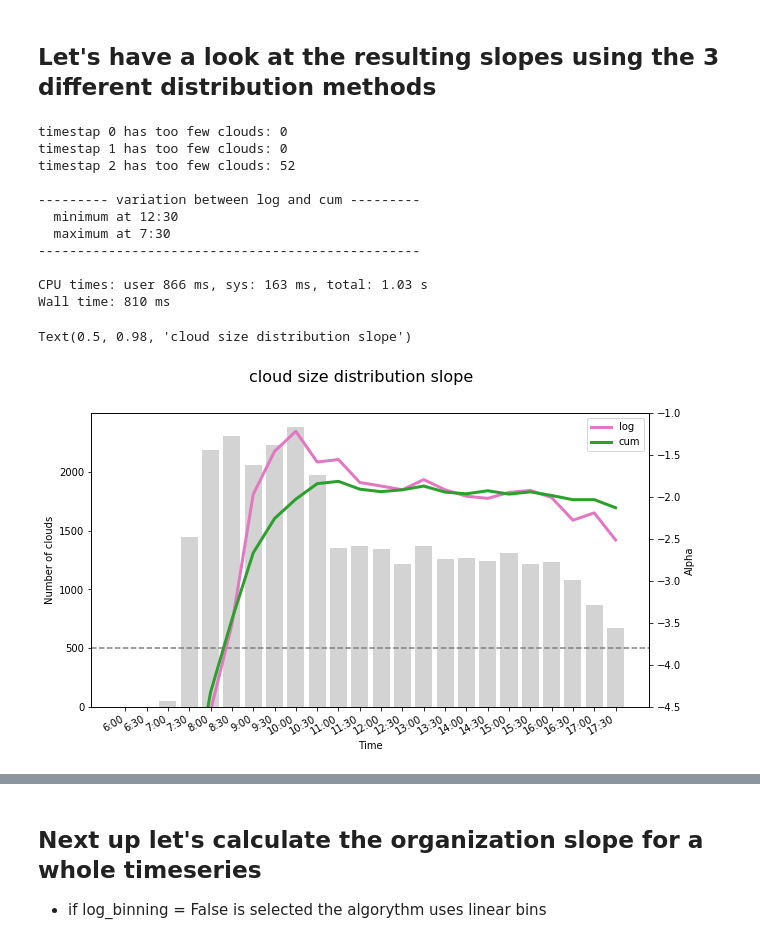
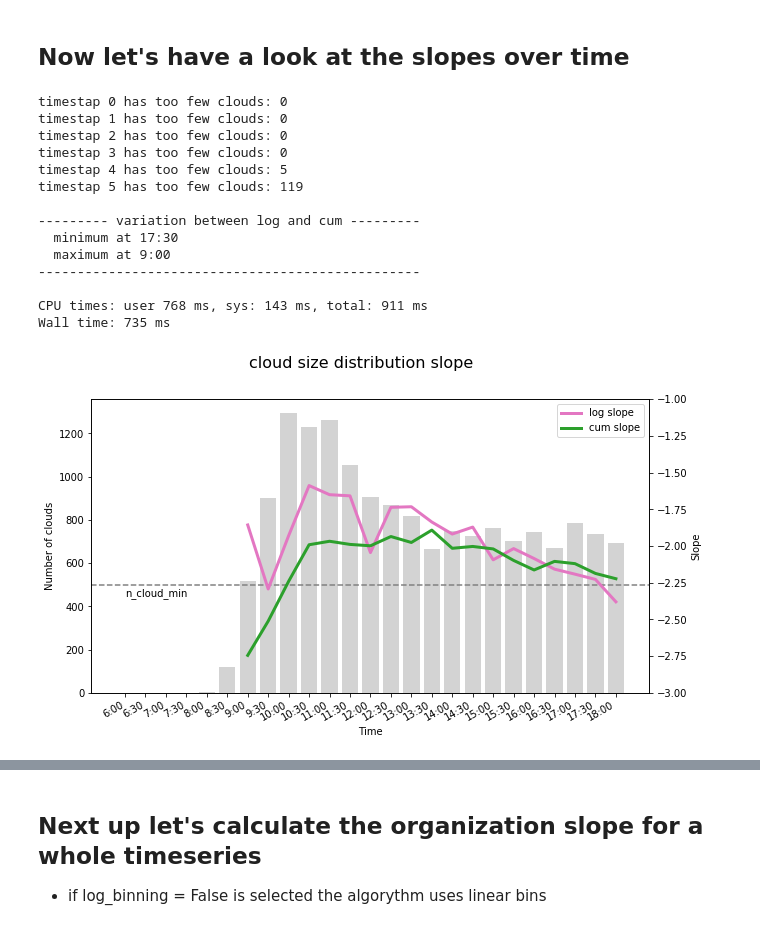
Before and after one commit to tillvondenhoff/SHK_project, a Jupyter notebook: cloudAnalysis.ipynb, the cells around one changed output, grey strips where cells are left out. Drawn from its saved outputs; the diff is of its cells as text; code cells hidden in the pictures.

Commit message:
some changes in binning / slope calculatiuon
I edited the section used for the slope calculation. In addition to that excluded data is plotted in gray.

```diff
--- a/cloudAnalysis.ipynb
+++ b/cloudAnalysis.ipynb
@@ -38,5 +38,5 @@ from random import random
 import matplotlib
 import sys
 # %%
-cloud_file = './data/ql_vertmax_20160830.nc'
+cloud_file = './data/ql_vertmax_20150627.nc'
 cloud_data = Dataset(cloud_file)
@@ -43,80 +123,55 @@ cloud_data = Dataset(cloud_file)
 # %% [markdown]
-Let's have a look at the resulting slopes using the 3 different distribution methods
+Now let's have a look at the slopes over time
 -
 # %%
 %%time
-import numpy as np
-from importlib import reload
-import slopes_and_binning
-from slopes_and_binning import *
-reload(slopes_and_binning)
-import cloud_and_plumes_slopes
-from cloud_and_plumes_slopes import *
-reload(cloud_and_plumes_slopes)
-import matplotlib.pyplot as plt
 
 ref_min     = 1e-6
-min_pixel   = 7
-bin_n       = 15
-bin_min     = 25
-bin_max     = 2000
+n_bins      = 75
+size_min    = 1e2
+size_max    = 7e3
 n_cloud_min = 500
 
 start_time  = 6.0
 increment   = .5
 
+
 n_clouds = []
 time = np.arange(len(cloud_data.variables['time'][:]))
 data = cloud_data.variables['ql'][time,:,:]
 
-time, n_clouds, slope_lin, slope_log, slope_cum = plot_cloud_alpha(data,time,bin_n,bin_min,bin_max,ref_min,min_pixel,n_cloud_min)
+time, n_clouds, slope_lin, slope_log, slope_cum = plot_cloud_alpha(data,time,n_bins,size_min,size_max,ref_min,n_cloud_min)
 
 slope_var = []
 for i in range(len(slope_log)):
     if np.isnan(slope_log[i]):
         slope_var.append(slope_log[i])
     else:
         slope_var.append(np.abs(slope_log[i]-slope_cum[i]))
 
 time_labels = get_time_labels(start_time, increment, len(time))
 
 print('\n--------- variation between log and cum ---------')
 print('  minimum at',time_labels[np.nanargmin(slope_var)+len(cloud_data.variables['time'][:])-len(time)])
 print('  maximum at',time_labels[np.nanargmax(slope_var)+len(cloud_data.variables['time'][:])-len(time)])
 print('-------------------------------------------------\n')
 
-axes = plt
-axes.figure(figsize=(10,6))
-axes.bar(time, n_clouds, color='lightgrey')
-axes.axhline(y=n_cloud_min, color='grey', linestyle='--')
+fig = plot_daily_slope(time, n_clouds, time_labels, slope_log, slope_cum, n_cloud_min)
 
-axes.xlabel('Time')
-axes.ylabel('Number of clouds')
-
-axes2 = axes.twinx()
-axes2.set_ylabel('Alpha')
-
-#axes2.plot(time_labels, slope_lin, linewidth=3, color='tab:red', label='lin')
-axes2.plot(time_labels, slope_log, linewidth=3, color='tab:pink', label='log')
-axes2.plot(time_labels, slope_cum, linewidth=3, color='tab:green', label='cum')
-
-plt.ylim(-4.5,-1)
-plt.gcf().autofmt_xdate()
-plt.legend()
-plt.suptitle('cloud size distribution slope', fontsize=16)
-
-#plt.savefig('log_cum_slopes_clouds.pdf',bbox_inches='tight')
+#fig.savefig('log_cum_slopes_clouds.pdf',bbox_inches='tight')
 # %% [output]
 timestap 0 has too few clouds: 0
 timestap 1 has too few clouds: 0
-timestap 2 has too few clouds: 52
+timestap 2 has too few clouds: 0
+timestap 3 has too few clouds: 0
+timestap 4 has too few clouds: 5
+timestap 5 has too few clouds: 119
 
 --------- variation between log and cum ---------
-  minimum at 12:30
-  maximum at 7:30
+  minimum at 17:30
+  maximum at 9:00
 -------------------------------------------------
 
-CPU times: user 866 ms, sys: 163 ms, total: 1.03 s
-Wall time: 810 ms
+CPU times: user 768 ms, sys: 143 ms, total: 911 ms
+Wall time: 735 ms
-Text(0.5, 0.98, 'cloud size distribution slope')
-[figure, old version]
+[figure, new version]
```
Also changed, not shown: parts of 17 cells of this notebook, 2 other files.
